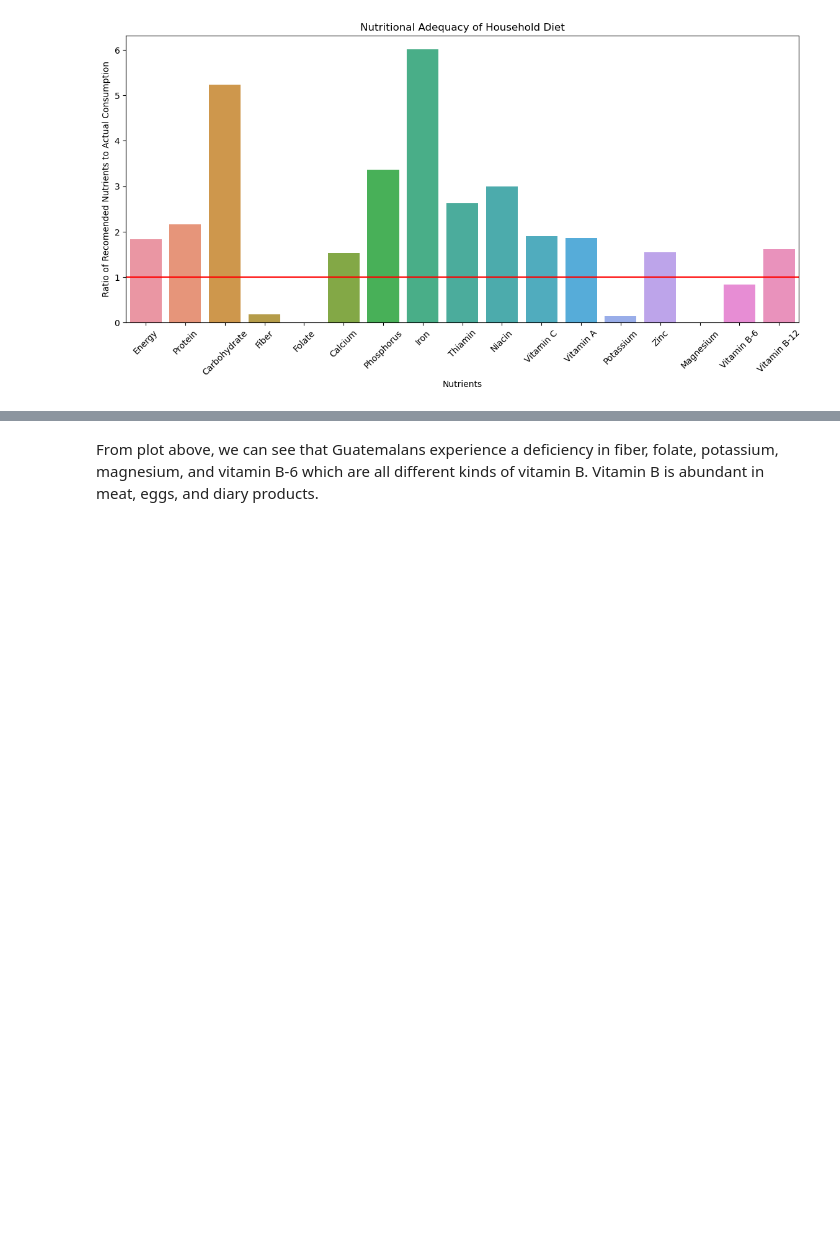
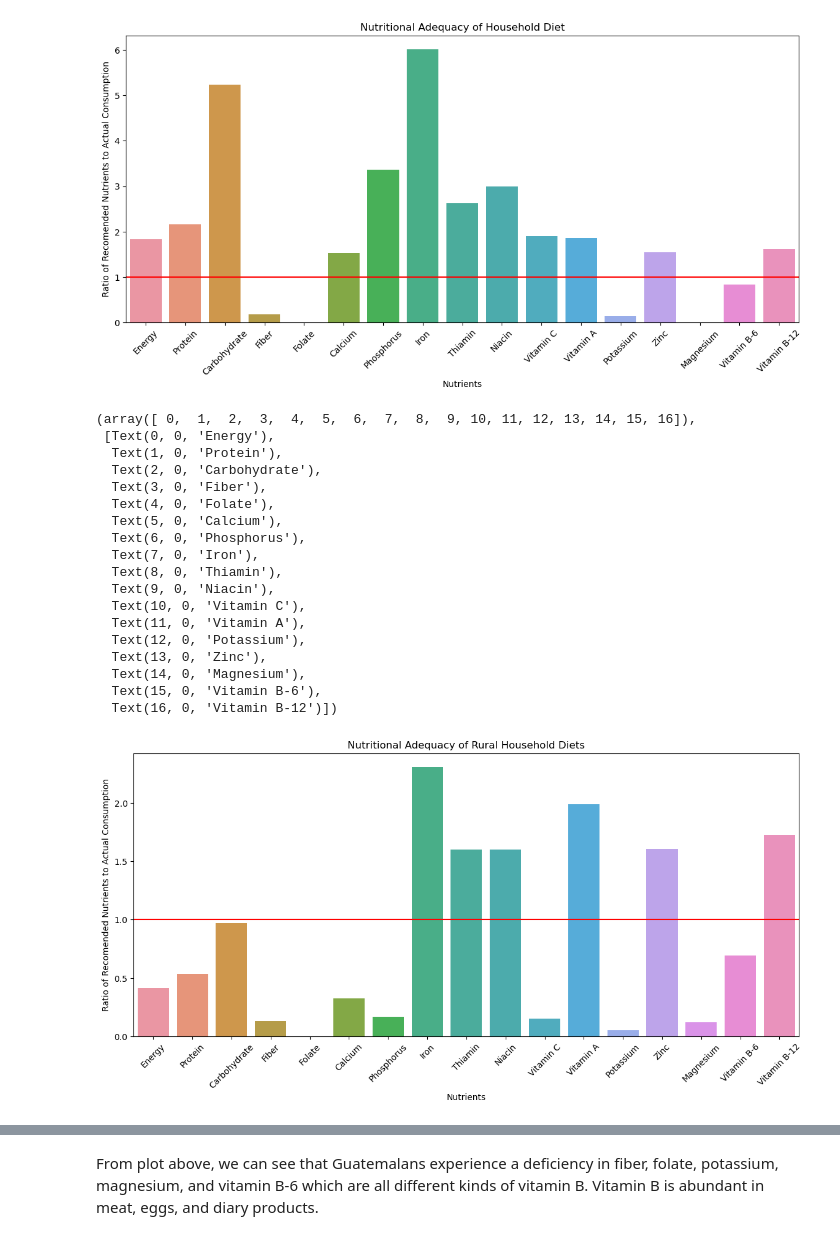
Before and after one commit to neha-lala/TWSchultz, a Jupyter notebook: Final. Code.ipynb, the cells around one changed output, grey strips where cells are left out. Saved outputs shown, nothing was run; the diff lists cells and outputs as text; code cells hidden in the pictures; blank space fills up the shorter version.

```diff
--- a/Final. Code.ipynb
+++ b/Final. Code.ipynb
@@ -790,10 +790,30 @@ plt.xticks(rotation=45)
 # %%
 import seaborn as sns
 import matplotlib.pyplot as plt
 plt.figure(figsize=(14,6))
 sns.barplot(x=r_nutrient_ratio.mean().index, y=r_nutrient_ratio.mean())
 plt.axhline(y = 1, color = 'r', linestyle = '-')
-plt.title("Nutritional Adequacy of Household Diet")
+plt.title("Nutritional Adequacy of Rural Household Diets")
 plt.ylabel("Ratio of Recomended Nutrients to Actual Consumption")
 plt.xlabel("Nutrients")
 plt.xticks(rotation=45)
+# %% [output]
+(array([ 0,  1,  2,  3,  4,  5,  6,  7,  8,  9, 10, 11, 12, 13, 14, 15, 16]),
+ [Text(0, 0, 'Energy'),
+  Text(1, 0, 'Protein'),
+  Text(2, 0, 'Carbohydrate'),
+  Text(3, 0, 'Fiber'),
+  Text(4, 0, 'Folate'),
+  Text(5, 0, 'Calcium'),
+  Text(6, 0, 'Phosphorus'),
+  Text(7, 0, 'Iron'),
+  Text(8, 0, 'Thiamin'),
+  Text(9, 0, 'Niacin'),
+  Text(10, 0, 'Vitamin C'),
+  Text(11, 0, 'Vitamin A'),
+  Text(12, 0, 'Potassium'),
+  Text(13, 0, 'Zinc'),
+  Text(14, 0, 'Magnesium'),
+  Text(15, 0, 'Vitamin B-6'),
+  Text(16, 0, 'Vitamin B-12')])
+[figure, added]
```
Also changed, not shown: parts of 2 cells of this notebook.
